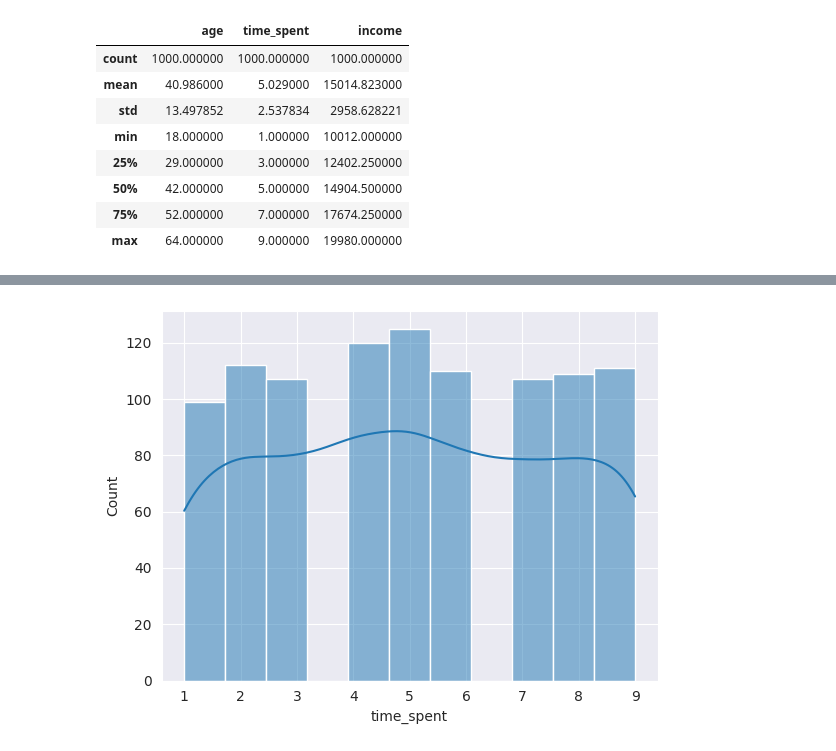
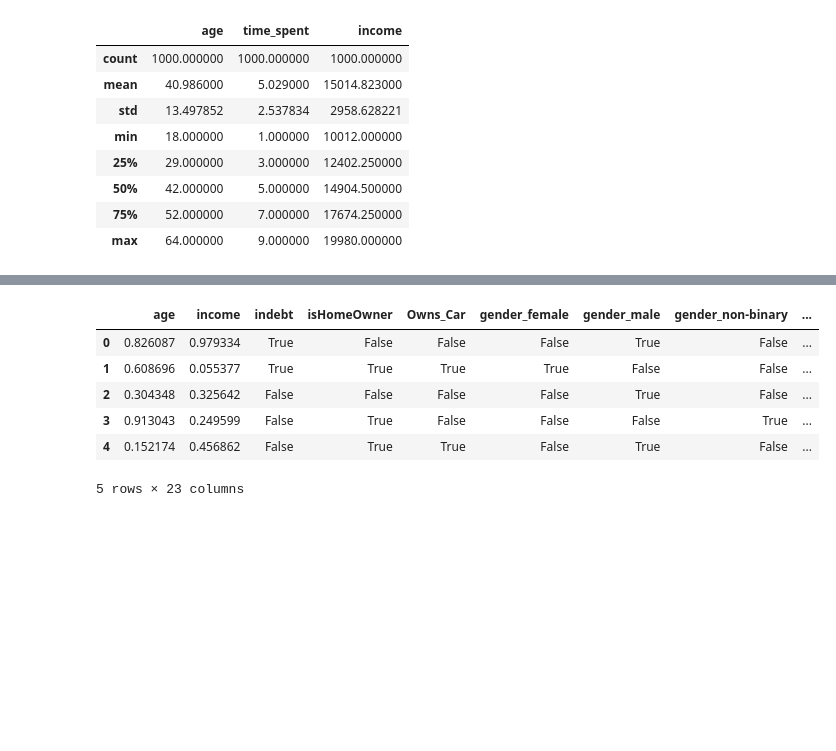
Before and after one commit to chrfthr/social-media-time-pred, a Jupyter notebook: notebook.ipynb, the cells around one changed output, grey strips where cells are left out. Cells and saved outputs as stored; diff of their text form; code cells hidden in the pictures; blank space fills up the shorter version.

```diff
--- a/notebook.ipynb
+++ b/notebook.ipynb
@@ -85,8 +73,12 @@ df_enc
-# %%
-# histogram of time_spent
-#plt.figure(figsize = (20,8))
-sns.histplot(df_enc['time_spent'], kde=True)
-plt.show()
-# %% [output]
-[figure, removed]
+# %%
+X, y = preprocess_df(df)
+X.head()
+# %% [output]
+|  | age | income | indebt | isHomeOwner | Owns_Car | gender_female | gender_male | gender_non-binary | ... |
+| 0 | 0.826087 | 0.979334 | True | False | False | False | True | False | ... |
+| 1 | 0.608696 | 0.055377 | True | True | True | True | False | False | ... |
+| 2 | 0.304348 | 0.325642 | False | False | False | False | True | False | ... |
+| 3 | 0.913043 | 0.249599 | False | True | False | False | False | True | ... |
+| 4 | 0.152174 | 0.456862 | False | True | True | False | True | False | ... |
+5 rows × 23 columns
 # %%
```
Also changed, not shown: parts of 37 cells of this notebook.
